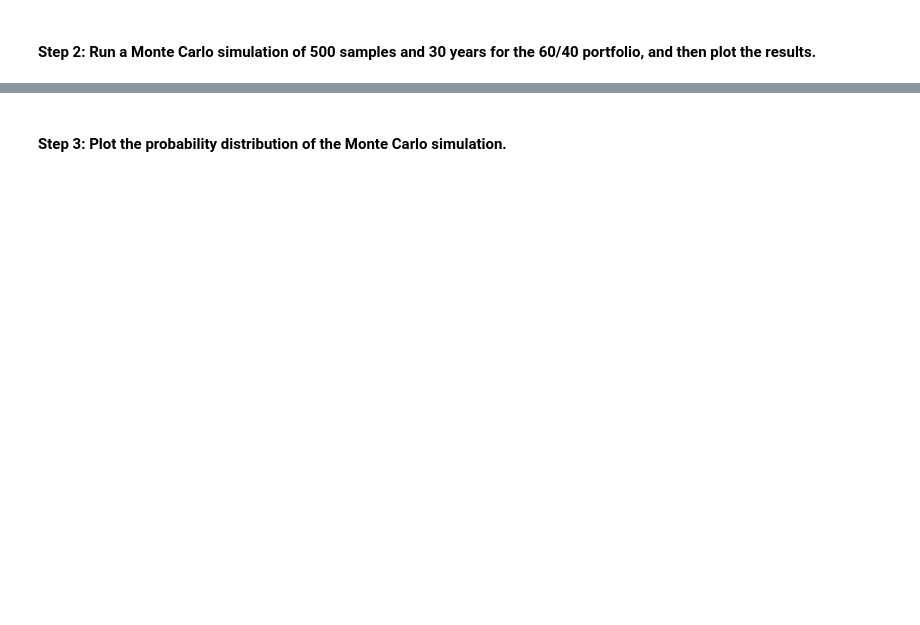
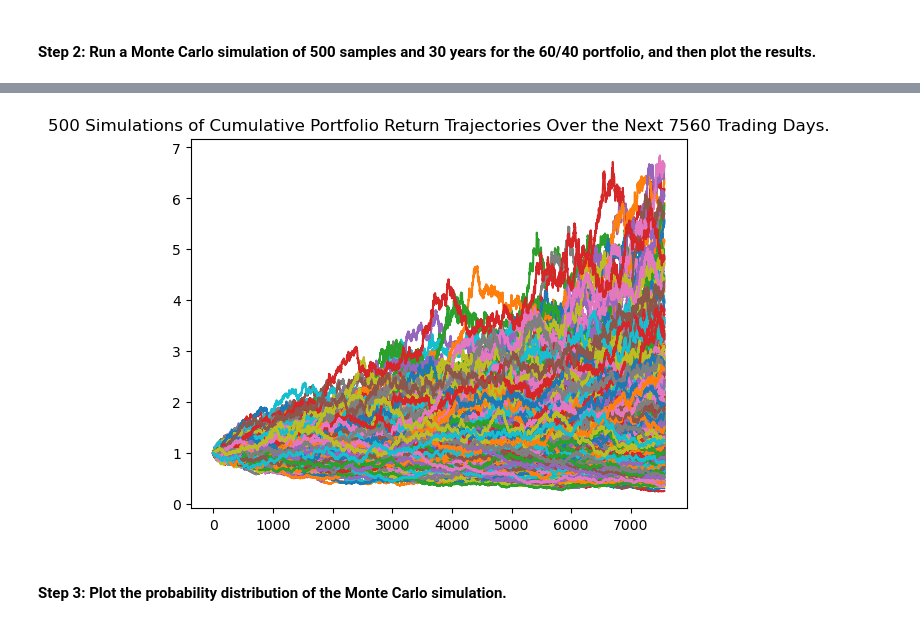
Before and after one commit to Tmccoy22/credit_union_planner, a Jupyter notebook: financial_planning_tools.ipynb, the cells around one changed output, grey strips where cells are left out. Drawn from its saved outputs; the diff is of its cells as text; code cells hidden in the pictures; blank space fills up the shorter version.

```diff
--- a/financial_planning_tools.ipynb
+++ b/financial_planning_tools.ipynb
@@ -430,22 +430,27 @@ In this section, you’ll use the MCForecastTools library to create a Monte Carl
 # %%
 # Set start and end dates of 3 years back from your current date
 # Alternatively, you can use an end date of 2020-08-07 and work 3 years back from that date
-# YOUR CODE HERE
-# YOUR CODE HERE
+start_date = pd.Timestamp("2019-12-14", tz="America/New_York").isoformat()
+end_date = pd.Timestamp("2022-12-14", tz="America/New_York").isoformat()
 # %%
 # Use the Alpaca get_bars function to make the API call to get the 3 years worth of pricing data
 # The tickers and timeframe parameters should have been set in Part 1 of this activity
 # The start and end dates should be updated with the information set above
 # Remember to add the df property to the end of the call so the response is returned as a DataFrame
-# YOUR CODE HERE
+historical_data_df = alpaca.get_bars(
+    tickers,
+    timeframe,
+    start=start_date,
+    end=end_date,
+).df
 
 # Reorganize the DataFrame
-# Separate ticker data
-# YOUR CODE HERE
 
 # Concatenate the ticker DataFrames
-# YOUR CODE HERE
+SPY = historical_data_df[historical_data_df['symbol']=='SPY'].drop('symbol', axis=1)
+AGG = historical_data_df[historical_data_df['symbol']=='AGG'].drop('symbol', axis=1)
+historical_data_df = pd.concat([SPY,AGG], axis=1, keys=["SPY","AGG"])
 
 # Display both the first and last five rows of the DataFrame
-# YOUR CODE HERE
-# YOUR CODE HERE
+display(historical_data_df.head())
+display(historical_data_df.tail())
@@ -455,7 +477,12 @@ In this section, you’ll use the MCForecastTools library to create a Monte Carl
 # Configure the Monte Carlo simulation to forecast 30 years cumulative returns
 # The weights should be split 40% to AGG and 60% to SPY.
 # Run 500 samples.
-# YOUR CODE HERE
+MC_thirty_year = MCSimulation(
+    portfolio_data = historical_data_df,
+    weights = [.40,.60],
+    num_simulation = 500,
+    num_trading_days = 252*30
+)
 
 # Review the simulation input data
-# YOUR CODE HERE
+MC_thirty_year.portfolio_data.head()
@@ -465,7 +543,9 @@ In this section, you’ll use the MCForecastTools library to create a Monte Carl
 # %%
 # Visualize the 30-year Monte Carlo simulation by creating an
 # overlay line plot
-# YOUR CODE HERE
+line_plot = MC_thirty_year.plot_simulation()
+# %% [output]
+[figure, added]
 # %% [markdown]
 #### Step 3: Plot the probability distribution of the Monte Carlo simulation.
 # %%
```
Also changed, not shown: parts of 27 cells of this notebook.
